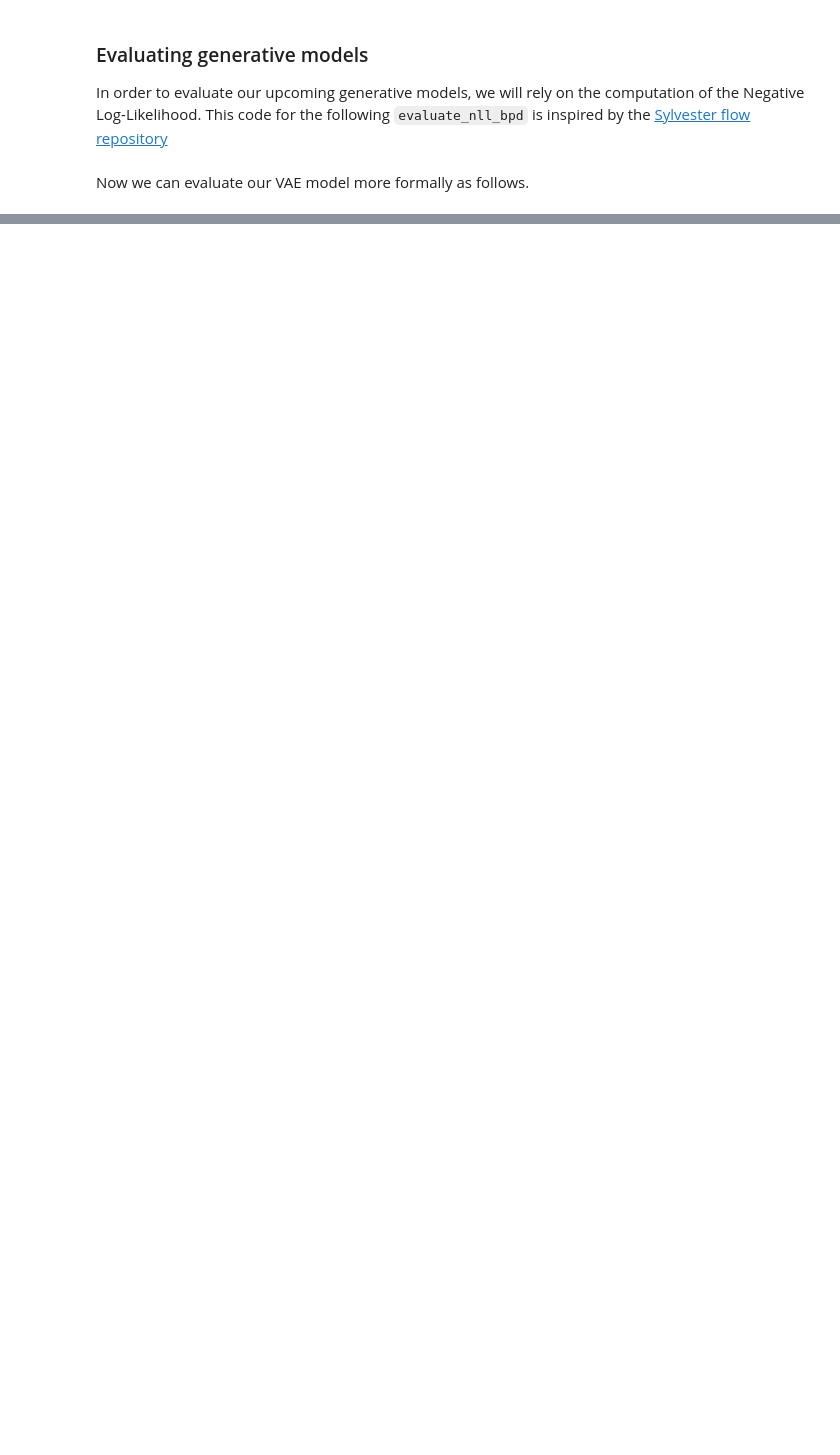
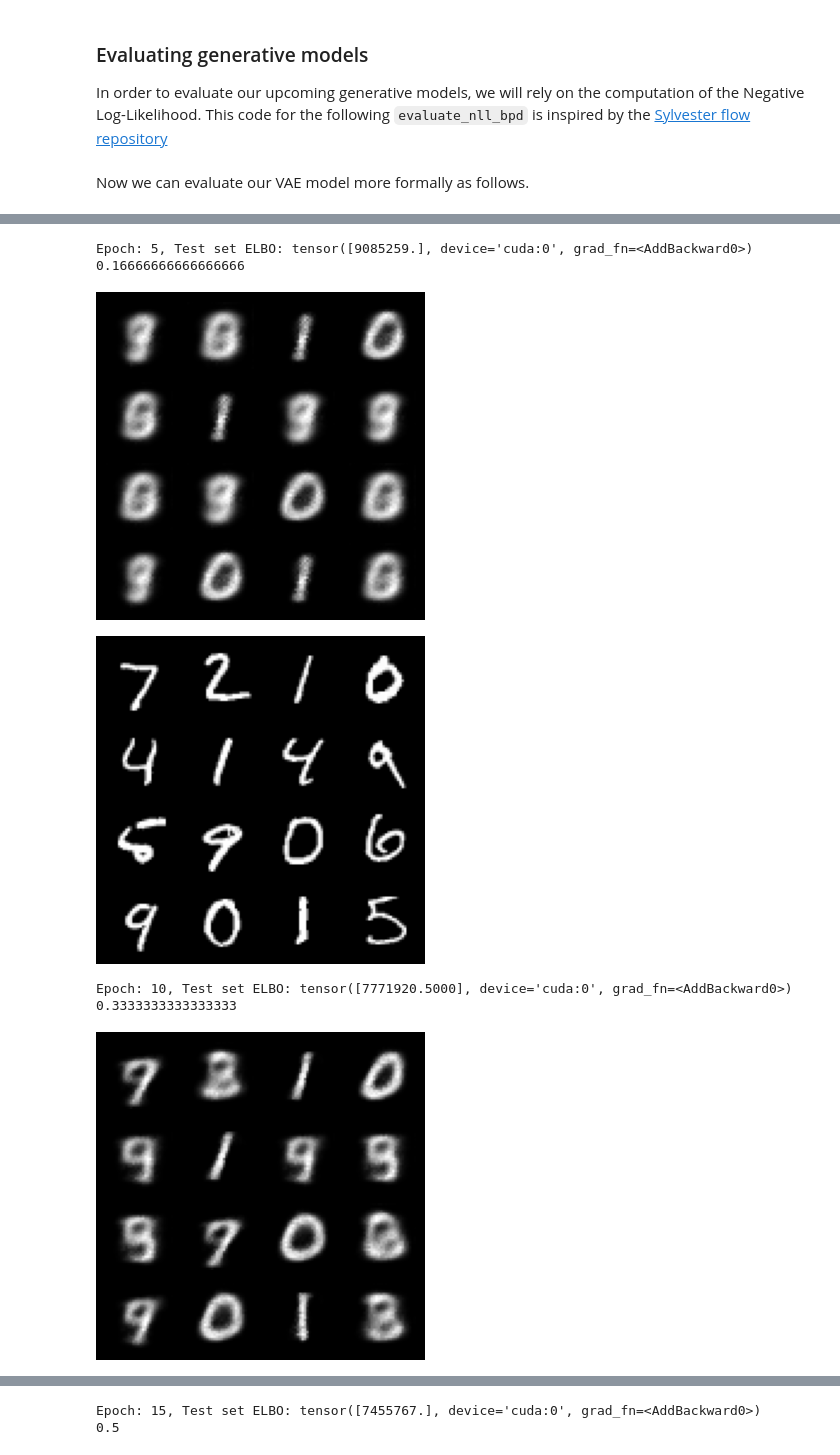
Before and after one commit to gbittencourt/ATIAM2022-timbre-transfer, a Jupyter notebook: Notebooks/VAE_PELADEAU_Come.ipynb, the cells around one changed output, grey strips where cells are left out. Saved outputs shown, nothing was run; the diff lists cells and outputs as text; code cells hidden in the pictures; blank space fills up the shorter version.

Commit message:
[Come] Implemented Convolutionnal VAE with warm up procedure

```diff
--- a/Notebooks/VAE_PELADEAU_Come.ipynb
+++ b/Notebooks/VAE_PELADEAU_Come.ipynb
@@ -297,0 +304,15 @@ for i in range(9):
+# %%
+# Using Bernoulli or Multinomial loss
+num_classes = 1
+# Number of hidden and latent
+n_hidden = 512
+n_latent = 2
+# Compute input dimensionality
+nin = imgs_test.shape[2] * imgs_test.shape[3]
+# Construct encoder and decoder
+encoder, decoder = construct_encoder_decoder(nin, n_hidden = n_hidden, n_latent = n_latent, n_classes = num_classes,conv_channels = 5)
+# Build the VAE model
+model = VAE(encoder, decoder, n_hidden, n_latent)
+# %%
+# Construct the optimizer
+optimizer = torch.optim.Adam(model.parameters(), lr=1e-4)
@@ -297,0 +323,57 @@ for i in range(9):
+# %%
+def generate_and_save_images(model, epoch, test_sample):
+    predictions, _ = model(test_sample.to(device))
+    fig = plt.figure(figsize=(4, 4))
+    for i in range(predictions.shape[0]):
+        plt.subplot(4, 4, i + 1)
+        plt.imshow(predictions[i, 0, :, :].cpu().detach(), cmap='gray')
+        plt.axis('off')
+    # Tight_layout minimizes the overlap between 2 sub-plots
+    #plt.savefig('image_at_epoch_{:04d}.png'.format(epoch))
+    plt.show()
+    fig = plt.figure(figsize=(4, 4))
+    for i in range(test_sample.shape[0]):
+        plt.subplot(4, 4, i + 1)
+        plt.imshow(test_sample[i, 0, :, :].cpu().detach(), cmap='gray')
+        plt.axis('off')
+    # Tight_layout minimizes the overlap between 2 sub-plots
+    #plt.savefig('image_at_epoch_{:04d}.png'.format(epoch))
+    plt.show()
+
+#writer = SummaryWriter()
+
+#Warm up
+N_warm_up = 30
+beta = 0
+
+
+epochs=50
+test_sample = imgs_test[0:16, :, :, :].to(device)
+for epoch in range(1, epochs + 1):
+    full_loss = torch.Tensor([0]).to(device)
+
+    if epoch<N_warm_up:
+        beta = epoch/N_warm_up
+    else:
+        beta = 1
+    # Forward pass: compute predicted y by passing x to the model.
+    for i, (x, _) in enumerate(train_loader):
+        full_loss += train_step_beta(model, x, optimizer, beta)
+    #for i, (x, _) in enumerate(valid_loader):
+    #    train_step(model, x, optimizer)
+    if epoch%5==0:
+        print('Epoch: {}, Test set ELBO: {}'.format(epoch, full_loss))
+        print(beta)
+        #grid = torchvision.utils.make_grid(test_sample)
+        #writer.add_image('images', grid, 0)
+        #writer.add_image(test_sample, test_sample)
+        #writer.close()
+        generate_and_save_images(model, epoch, test_sample)
+# %% [output]
+Epoch: 5, Test set ELBO: tensor([9085259.], device='cuda:0', grad_fn=<AddBackward0>)
+0.16666666666666666
+[figure, added]
+[figure, added]
+Epoch: 10, Test set ELBO: tensor([7771920.5000], device='cuda:0', grad_fn=<AddBackward0>)
+0.3333333333333333
+[figure, added]
@@ -297,0 +381,2 @@ for i in range(9):
+Epoch: 15, Test set ELBO: tensor([7455767.], device='cuda:0', grad_fn=<AddBackward0>)
+0.5
```
Also changed, not shown: parts of 18 cells of this notebook.
